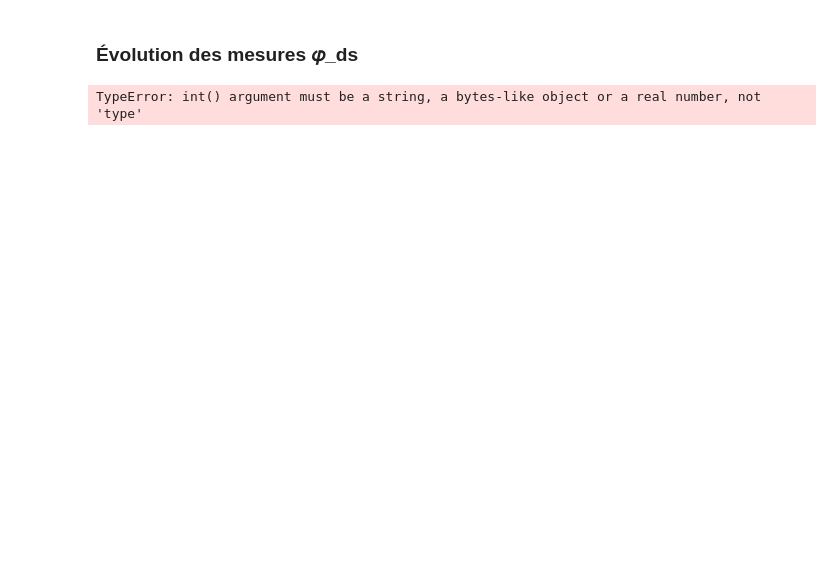
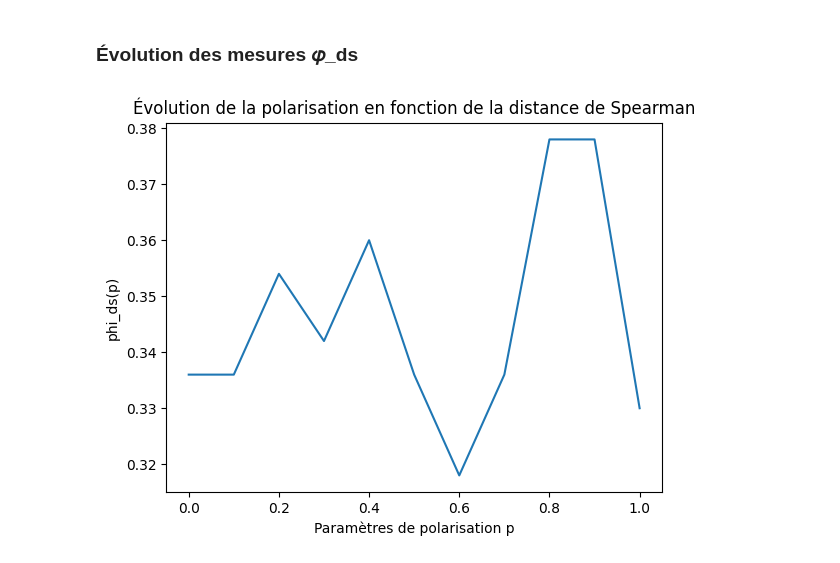
Before and after one commit to Fairy-maker/Analyse-de-la-polarisation, a Jupyter notebook: projet.ipynb, the cells around one changed output. Drawn from its saved outputs; the diff is of its cells as text; code cells hidden in the pictures; blank space fills up the shorter version.

```diff
--- a/projet.ipynb
+++ b/projet.ipynb
@@ -436,7 +436,7 @@ def phi_spearman(p):
 
     u1_h = calcul_u1_ordre(profil=profil)
     u2_h = calcul_u2_ordre(profil=profil)
-    phi = 4 * (u1_h-u2_h) / (n*m**2)
+    phi = 4 * (u1_h-u2_h) / (n*m*m)
 
     return phi
 # %% [markdown]
@@ -483,22 +489,22 @@ TypeError: unsupported operand type(s) for +: 'int' and 'type'
 # %% [markdown]
 ### Évolution des mesures 𝜑_ds
 # %%
-niveau_polarisation = [k/10 for k in range (11)]
+nb_tests = 100
+niveaux_polarisation = [k/10 for k in range (11)]
 
-phi = [] #on créer une liste pour pouvoir enregistré les différentes valeurs données
+phi = [] #on cree une liste pour pouvoir enregistrer les différentes valeurs données
 
-for i in niveau_polarisation :
+for polarisation in niveaux_polarisation:
     moyenne = 0
-    nb_tests = 20
-    for n in range (nb_tests):
-        p = generer_profil_ordres_totaux(20,5,i)
-        moyenne = moyenne + phi_spearman(p)
+    for n in range(nb_tests):
+        p = generer_ordre_profil(1_000, 50, polarisation)
+        moyenne += phi_spearman(p)
     phi.append(moyenne/nb_tests)
 
-plt.plot(niveau_polarisation,phi)
+plt.plot(niveaux_polarisation, phi)
 plt.xlabel("Paramètres de polarisation p")
 plt.ylabel("phi_ds(p)")
 plt.title("Évolution de la polarisation en fonction de la distance de Spearman")
 plt.show()
 # %% [output]
-TypeError: int() argument must be a string, a bytes-like object or a real number, not 'type'
+[figure, added]
```
Also changed, not shown: parts of 4 cells of this notebook.
